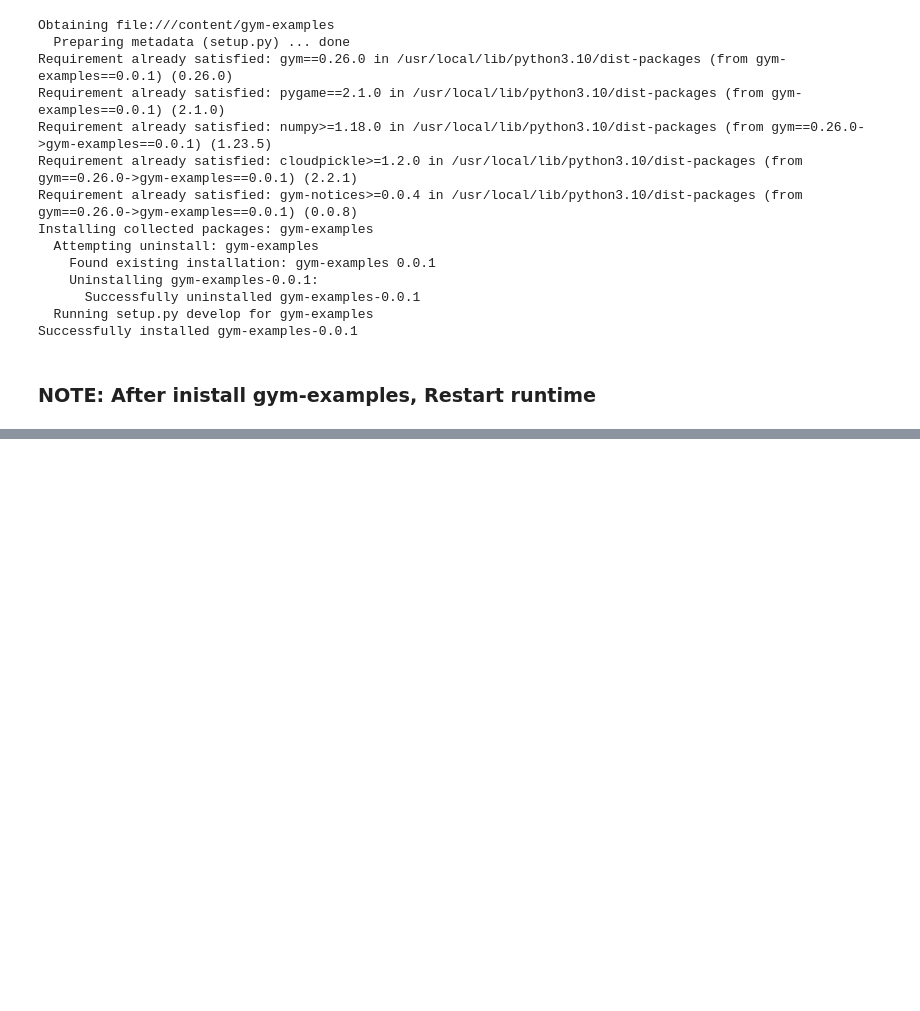
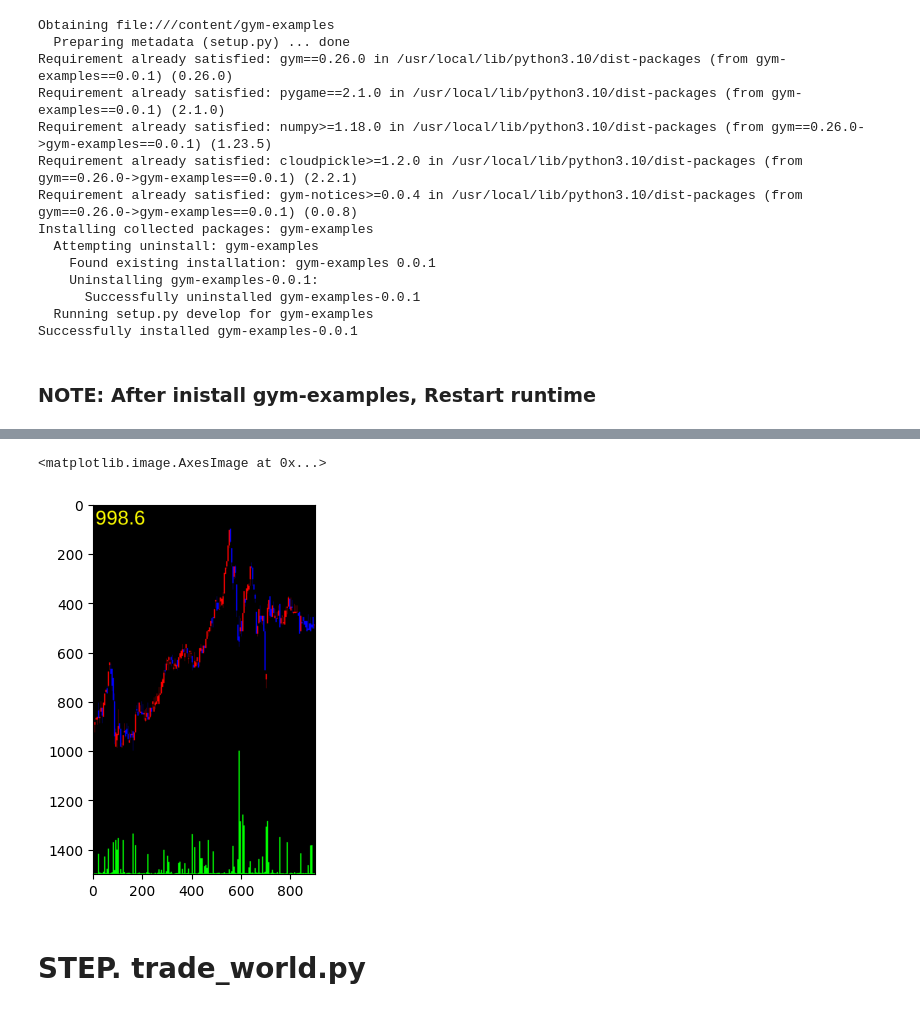
Before and after one commit to merucode/RL, a Jupyter notebook: 01_Creating_a_Gym_Environment.ipynb, the cells around one changed output, grey strips where cells are left out. Cells and saved outputs as stored; diff of their text form; code cells hidden in the pictures; blank space fills up the shorter version.

```diff
--- a/01_Creating_a_Gym_Environment.ipynb
+++ b/01_Creating_a_Gym_Environment.ipynb
@@ -32,0 +54,9 @@ Successfully installed gym-examples-0.0.1
+# %%
+import pandas as pd
+
+df1 = pd.read_csv('KRW-BTC_5m_171001_200903_upbit.csv')
+df2 = pd.read_csv('KRW-BTC_5m_200904_230810_upbit.csv')
+
+df = pd.concat([df1, df2], ignore_index=True)
+df = df[df.columns[1:]]
+print(df)
@@ -32,0 +78,6 @@ Successfully installed gym-examples-0.0.1
+# %%
+# Preporcessing
+df_ohlc = df[df.columns[:4]]/10000
+df = pd.concat([df_ohlc, df[df.columns[-1:]]], axis=1)
+df = df[:1000]  # For test
+print(df)
@@ -53,0 +131,3 @@ envs.step(actions)
+# %%
+env = gym.make("gym_examples:TradeWorld-v0", df=df, obs_len=180, render_mode='rgb_array')
+env.reset()
@@ -53,0 +152,10 @@ envs.step(actions)
+# %%
+env.step(50)
+img = env.render()
+plt.figure()
+plt.imshow(img)
+# %% [output]
+<matplotlib.image.AxesImage at 0x...>
+[figure, added]
+# %% [markdown]
+# STEP. trade_world.py
```
Also changed, not shown: parts of 12 cells of this notebook.
